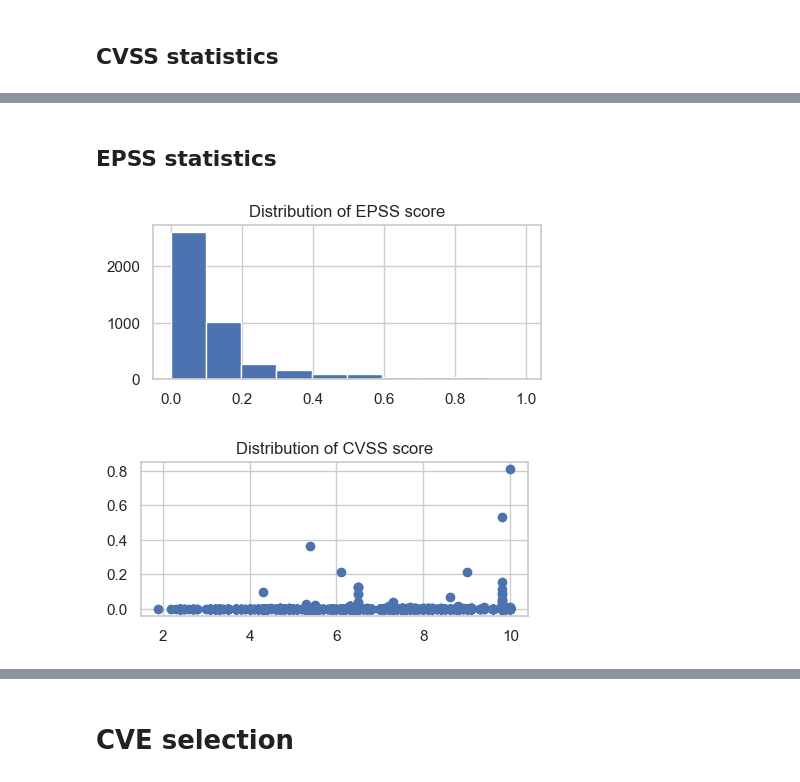
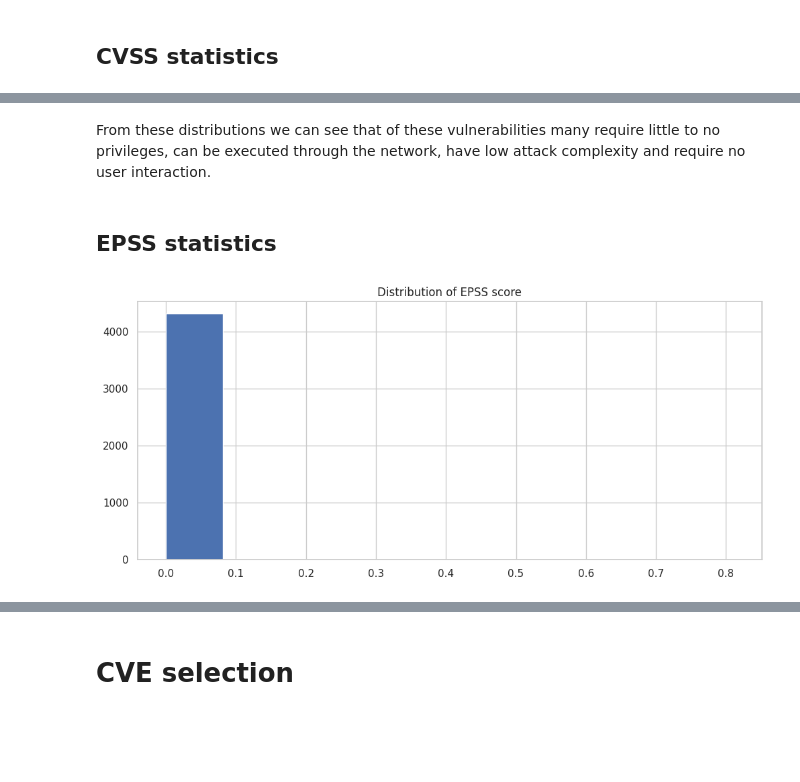
Before and after one commit to alequerenghi/505MI-LAB, a Jupyter notebook: 01_EPSS/LAB_EPSS.ipynb, the cells around one changed output, grey strips where cells are left out. Cells and saved outputs as stored; diff of their text form; code cells hidden in the pictures; blank space fills up the shorter version.

```diff
--- a/01_EPSS/LAB_EPSS.ipynb
+++ b/01_EPSS/LAB_EPSS.ipynb
@@ -202,18 +235,11 @@ plt.show()
+# %% [markdown]
+From these distributions we can see that of these vulnerabilities many require little to no privileges, can be executed through the network, have low attack complexity and require no user interaction.
 # %% [markdown]
 ## EPSS statistics
 # %%
-plt.figure(figsize=(5, 2))
+plt.figure(figsize=(12, 5))
 plt.title("Distribution of EPSS score")
-plt.hist(df["percentile"])
+plt.hist(df["epss"])
 plt.show()
 # %% [output]
-[figure, old version]
+[figure, new version]
-# %%
-cvsss = df[df["cvss_baseScore"].notna()]
-
-plt.figure(figsize=(5, 2))
-plt.title("Distribution of CVSS score")
-plt.scatter(x=cvsss["cvss_baseScore"], y=cvsss["epss"])
-plt.show()
-# %% [output]
-[figure, removed]
```
Also changed, not shown: parts of 17 cells of this notebook, 3 other files.
